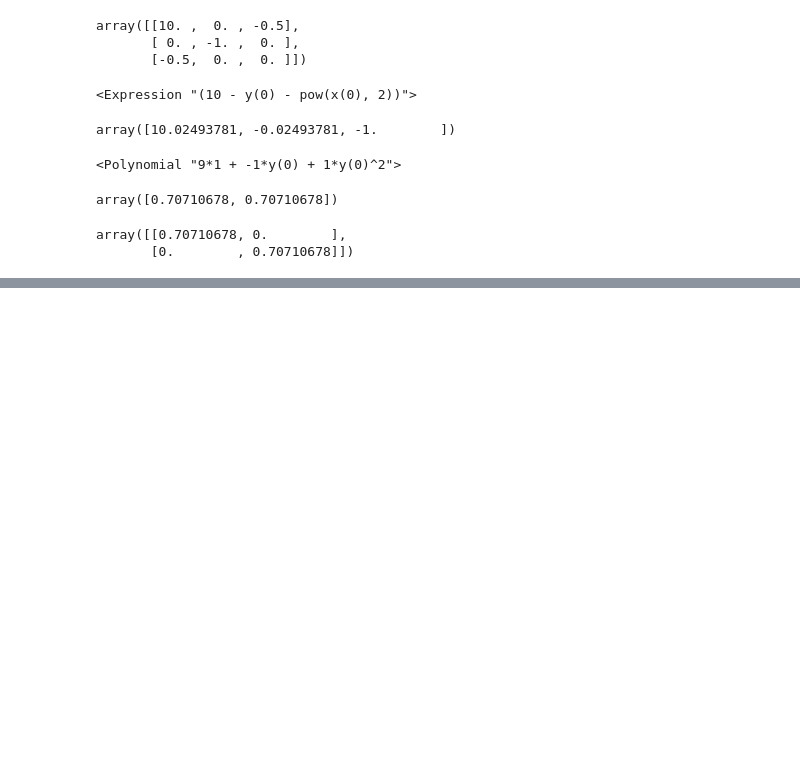
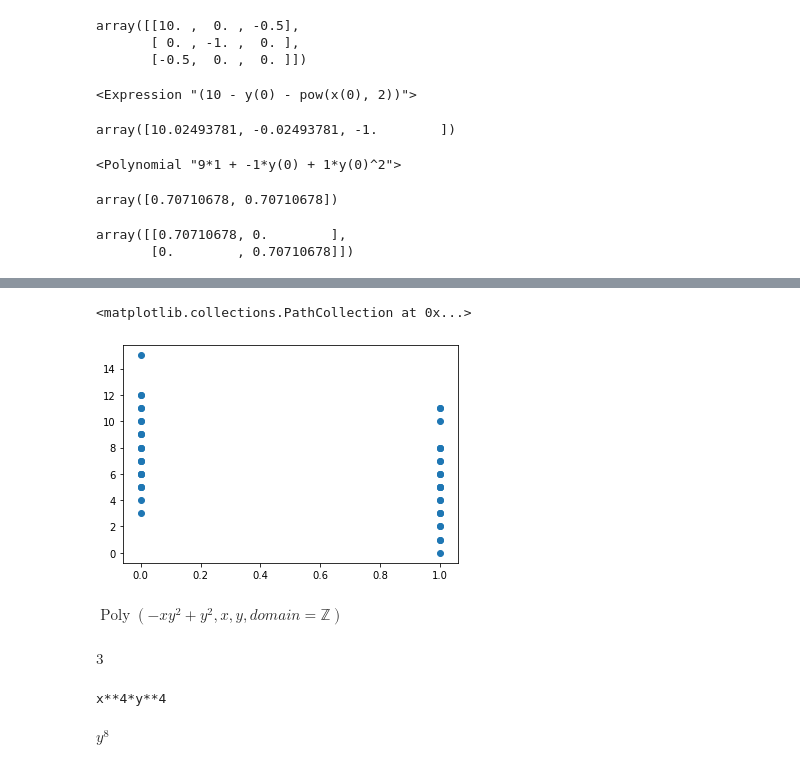
Before and after one commit to abhiagarwal-17/underactuated-edited, a Jupyter notebook: Groebner Basis.ipynb, the cells around one changed output, grey strips where cells are left out. Drawn from its saved outputs; the diff is of its cells as text; code cells hidden in the pictures; blank space fills up the shorter version.

```diff
--- a/Groebner Basis.ipynb
+++ b/Groebner Basis.ipynb
@@ -101,0 +320,11 @@ array([[0.70710678, 0.        ],
+# %%
+Nupp = []
+for point in conv_points:
+    b1 = int(point[0])
+    b2 = int(point[1])
+
+    monomial = sp.Poly(x**b1*y**b2, (x, y))
+    print(monomial)
+    monomial_bar = sp.reduced(monomial, G)
+    print(monomial_bar)
+    #Nupp = find_support(monomial_bar, Nupp)
@@ -101,0 +377,30 @@ array([[0.70710678, 0.        ],
+# %%
+xns = []
+yns = []
+for elem in Nupp:
+    xns.append(elem[0])
+    yns.append(elem[1])
+# %%
+plt.scatter(xns, yns)
+# %% [output]
+<matplotlib.collections.PathCollection at 0x...>
+[figure, added]
+# %%
+sp.reduced(f, G)[1]
+# %% [output]
+$\displaystyle \operatorname{Poly}{\left( -xy^{2} + y^{2}, x, y, domain=\mathbb{Z} \right)}$
+# %%
+sum(sp.degree_list(x**2*y))
+# %% [output]
+$\displaystyle 3$
+# %%
+curr_term = x**4*y**4
+print(curr_term)
+comp_poly = sp.Poly(curr_term+max_term, (y, x))
+comp_LT = sp.LT(comp_poly, order='grlex')
+# %% [output]
+x**4*y**4
+# %%
+comp_LT
+# %% [output]
+$\displaystyle y^{8}$
```
Also changed, not shown: parts of 36 cells of this notebook, 6 other files.
